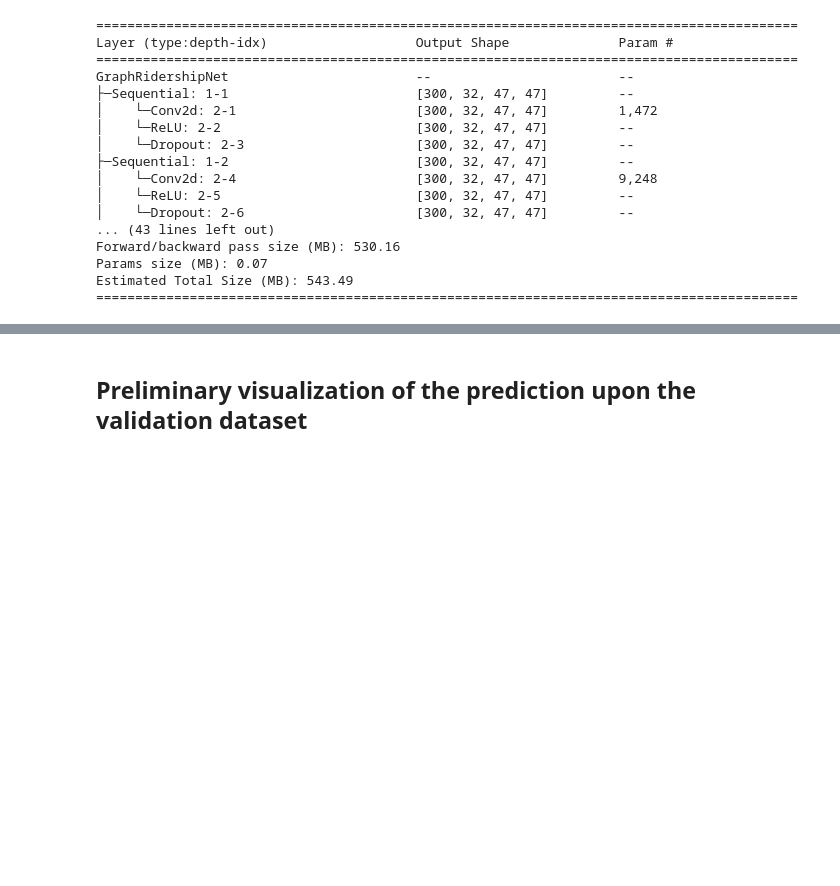
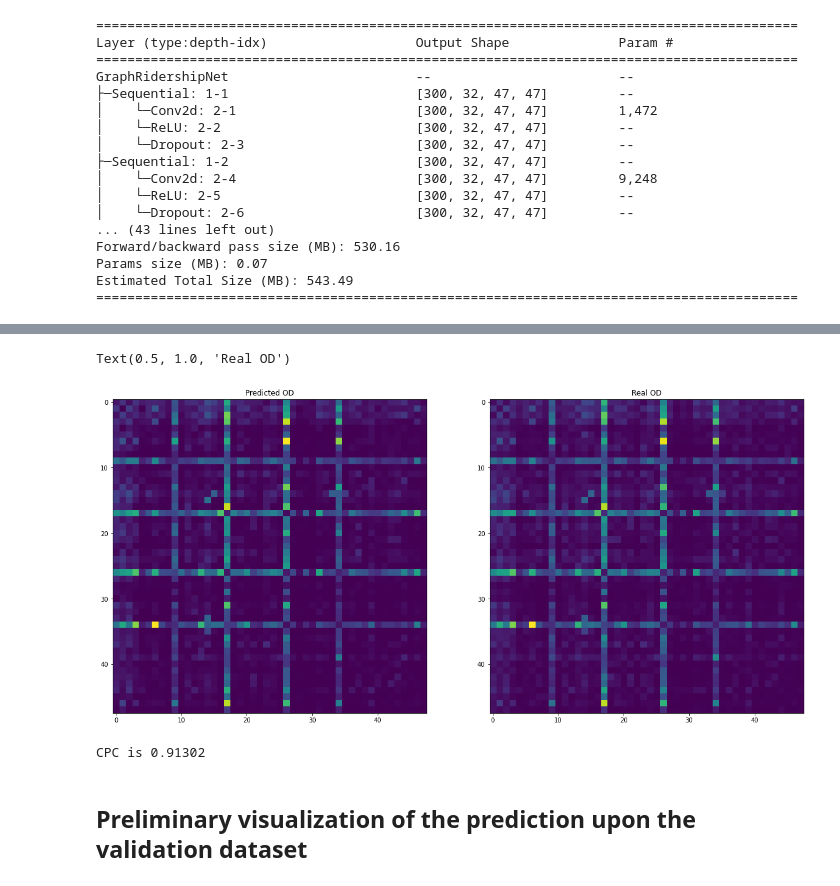
Before and after one commit to khzhang2/BART_Ridership_Prediction, a Jupyter notebook: Deep Gravity - Model - Conv.ipynb, the cells around one changed output, grey strips where cells are left out. Saved outputs shown, nothing was run; the diff lists cells and outputs as text; code cells hidden in the pictures; blank space fills up the shorter version.

```diff
--- a/Deep Gravity - Model - Conv.ipynb
+++ b/Deep Gravity - Model - Conv.ipynb
@@ -332,0 +335,13 @@ The nmae loss is 0.0127
+# %%
+fig = plt.figure(figsize=[20,10])
+
+ax1 = fig.add_subplot(121)
+ax1.imshow(pred[0,:,:])
+ax1.set_title('Predicted OD')
+
+ax2 = fig.add_subplot(122)
+ax2.imshow(labels[0,:,:])
+ax2.set_title('Real OD')
+# %% [output]
+Text(0.5, 1.0, 'Real OD')
+[figure, added]
@@ -333,3 +355,7 @@ The nmae loss is 0.0127
+# %%
+print('CPC is %.5f'%get_CPC(pred, labels))
+# %% [output]
+CPC is 0.91302
 # %%
 torch.save(model.to('cpu').state_dict(), './models/model_48stations_conv.pth')
 # %% [markdown]
```
Also changed, not shown: parts of 6 cells of this notebook.
